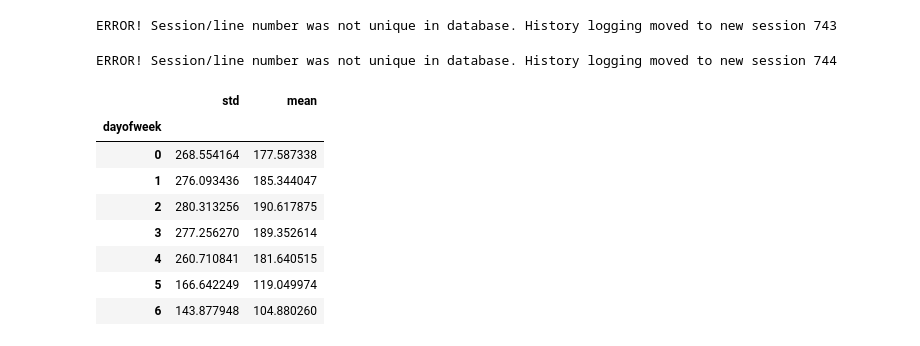
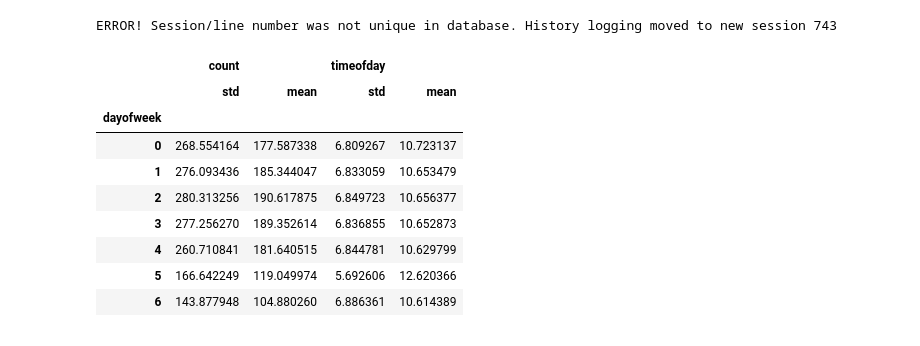
Before and after one commit to Ryanglambert/metis_challenges, a Jupyter notebook: challenge1/Project Benson Data.ipynb, the cells around one changed output. Drawn from its saved outputs; the diff is of its cells as text; code cells hidden in the pictures.

Commit message:
grouped by day then time series plots per hour

```diff
--- a/challenge1/Project Benson Data.ipynb
+++ b/challenge1/Project Benson Data.ipynb
@@ -146,10 +146,10 @@ insert_dict_keys(lists_of_list)
 
 cum_exits = mta_time_series_dict(lists_of_list)
 # %%
-turnstile, series = cum_exits.iteritems().next()
+# turnstile, series = cum_exits.iteritems().next()
 # %%
-key = '_'.join(turnstile[:3])
-key
+# key = '_'.join(turnstile[:3])
+# key
 # %% [output]
 'A030_R083_01-06-00'
 # %%
@@ -178,13 +174,13 @@ day_of_week = DayOfWeek(0, 1, 2, 3, 4, 5, 6)
 # %%
-df3.groupby('dayofweek').agg([np.std, np.mean])['count']
+df3.groupby('dayofweek').agg([np.std, np.mean])
 # %% [output]
-ERROR! Session/line number was not unique in database. History logging moved to new session 744
-|  | std | mean |
-| dayofweek |  |  |
-| 0 | 268.554164 | 177.587338 |
-| 1 | 276.093436 | 185.344047 |
-| 2 | 280.313256 | 190.617875 |
-| 3 | 277.256270 | 189.352614 |
-| 4 | 260.710841 | 181.640515 |
-| 5 | 166.642249 | 119.049974 |
-| 6 | 143.877948 | 104.880260 |
+|  | count |  | timeofday |  |
+|  | std | mean | std | mean |
+| dayofweek |  |  |  |  |
+| 0 | 268.554164 | 177.587338 | 6.809267 | 10.723137 |
+| 1 | 276.093436 | 185.344047 | 6.833059 | 10.653479 |
+| 2 | 280.313256 | 190.617875 | 6.849723 | 10.656377 |
+| 3 | 277.256270 | 189.352614 | 6.836855 | 10.652873 |
+| 4 | 260.710841 | 181.640515 | 6.844781 | 10.629799 |
+| 5 | 166.642249 | 119.049974 | 5.692606 | 12.620366 |
+| 6 | 143.877948 | 104.880260 | 6.886361 | 10.614389 |
```
Also changed, not shown: parts of 19 cells of this notebook.
